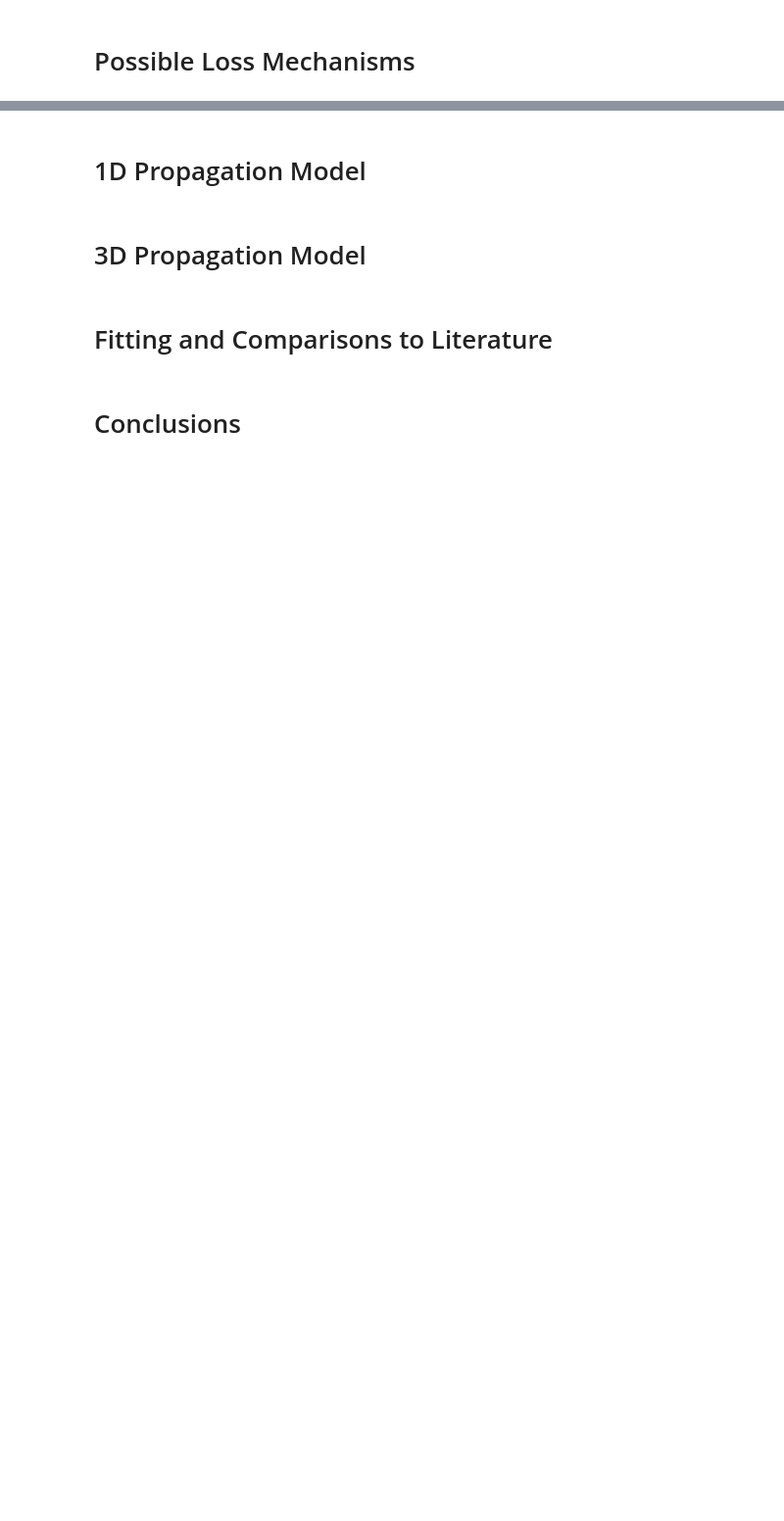
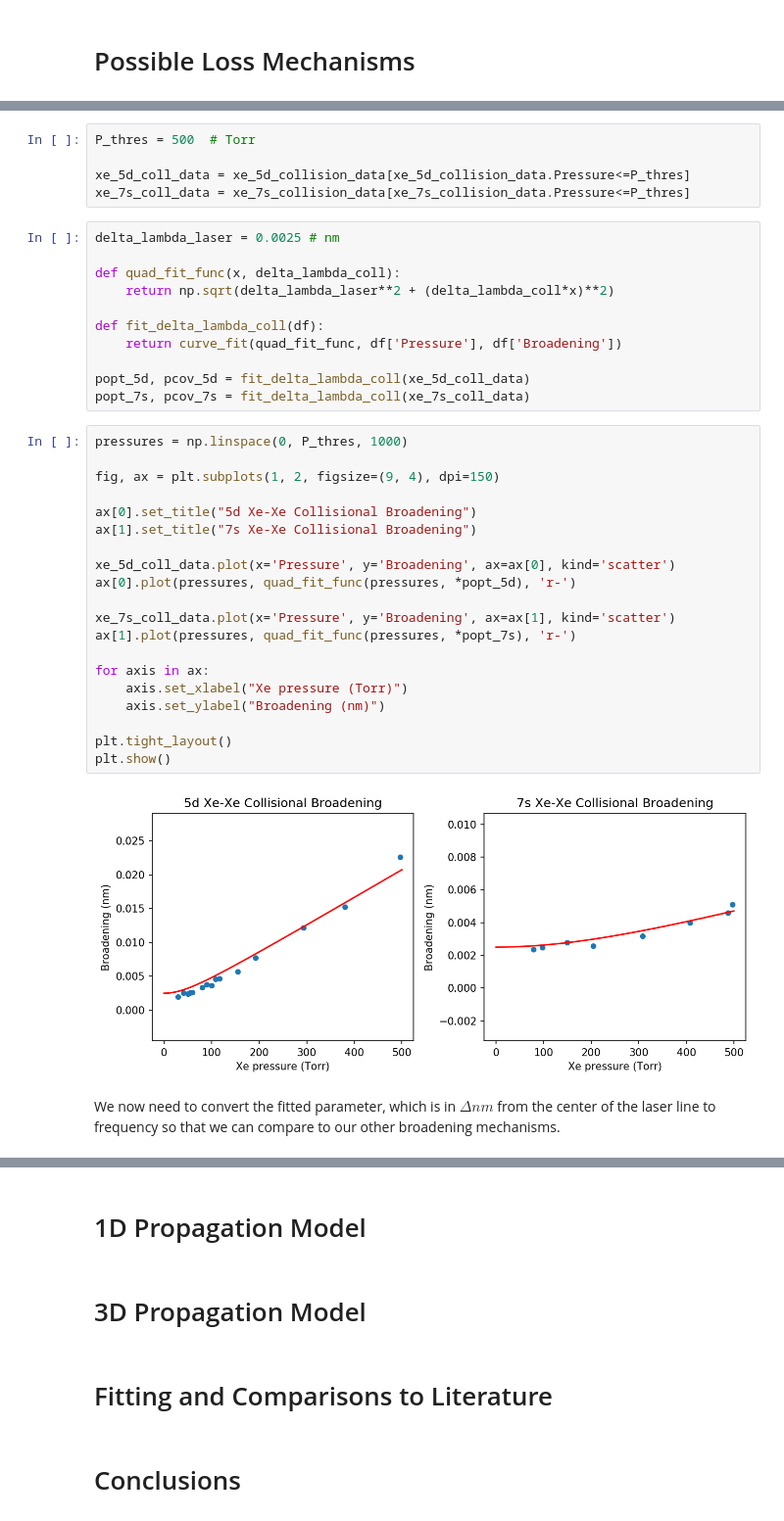
Before and after one commit to jasonbossert/uv_generation, a Jupyter notebook: notebooks/Untitled.ipynb, the cells around one changed output, grey strips where cells are left out. Shown at 98% size. Saved outputs shown, nothing was run; the diff lists cells and outputs as text; blank space fills up the shorter version.

```diff
--- a/notebooks/Untitled.ipynb
+++ b/notebooks/Untitled.ipynb
@@ -88,0 +192,40 @@ We immediately notice that the krypton peak is lower than the argon peak, and is
+# %%
+P_thres = 500  # Torr
+
+xe_5d_coll_data = xe_5d_collision_data[xe_5d_collision_data.Pressure<=P_thres]
+xe_7s_coll_data = xe_7s_collision_data[xe_7s_collision_data.Pressure<=P_thres]
+# %%
+delta_lambda_laser = 0.0025 # nm
+
+def quad_fit_func(x, delta_lambda_coll):
+    return np.sqrt(delta_lambda_laser**2 + (delta_lambda_coll*x)**2)
+
+def fit_delta_lambda_coll(df):
+    return curve_fit(quad_fit_func, df['Pressure'], df['Broadening'])
+
+popt_5d, pcov_5d = fit_delta_lambda_coll(xe_5d_coll_data)
+popt_7s, pcov_7s = fit_delta_lambda_coll(xe_7s_coll_data)
+# %%
+pressures = np.linspace(0, P_thres, 1000)
+
+fig, ax = plt.subplots(1, 2, figsize=(9, 4), dpi=150)
+
+ax[0].set_title("5d Xe-Xe Collisional Broadening")
+ax[1].set_title("7s Xe-Xe Collisional Broadening")
+
+xe_5d_coll_data.plot(x='Pressure', y='Broadening', ax=ax[0], kind='scatter')
+ax[0].plot(pressures, quad_fit_func(pressures, *popt_5d), 'r-')
+
+xe_7s_coll_data.plot(x='Pressure', y='Broadening', ax=ax[1], kind='scatter')
+ax[1].plot(pressures, quad_fit_func(pressures, *popt_7s), 'r-')
+
+for axis in ax:
+    axis.set_xlabel("Xe pressure (Torr)")
+    axis.set_ylabel("Broadening (nm)")
+
+plt.tight_layout()
+plt.show()
+# %% [output]
+[figure, added]
+# %% [markdown]
+We now need to convert the fitted parameter, which is in $\Delta nm$ from the center of the laser line to frequency so that we can compare to our other broadening mechanisms.
```
Also changed, not shown: parts of 29 cells of this notebook.
